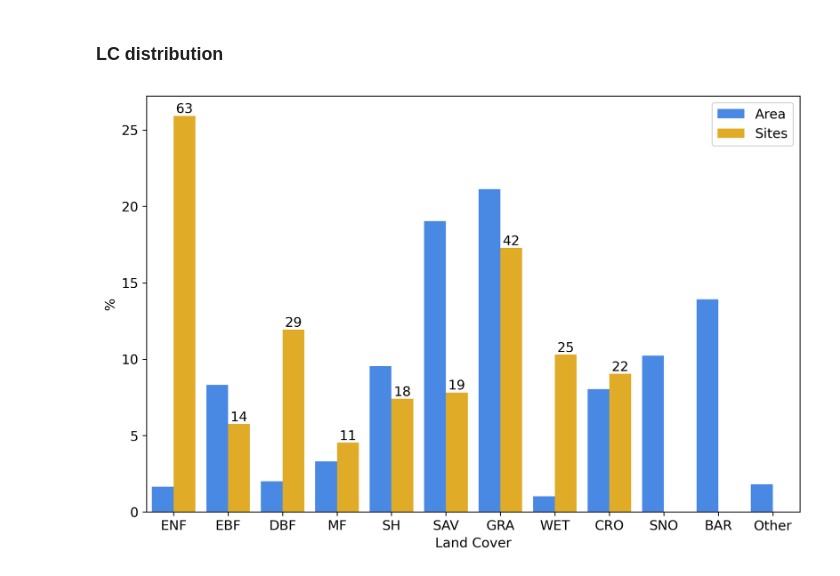
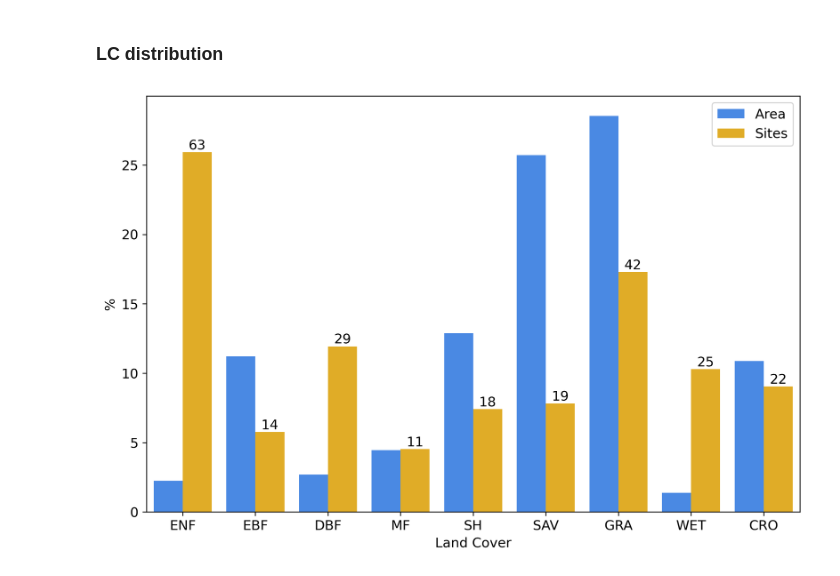
Before and after one commit to mxgbr/gpp_upscaling, a Jupyter notebook: 01_eda.ipynb, the cells around one changed output. Saved outputs shown, nothing was run; the diff lists cells and outputs as text; code cells hidden in the pictures.

```diff
--- a/01_eda.ipynb
+++ b/01_eda.ipynb
@@ -204,21 +206,21 @@ plt.savefig('analysis/eda/locations_map.pdf')
 # %%
 # LC distribution worldwide
 lc_area = {
-    'IGBP': ['ENF', 'EBF', 'DBF', 'MF', 'SH', 'SAV', 'GRA', 'WET', 'CRO', 'SNO', 'BAR', 'Other'],
-    'Area': [2411991, 12052970, 2898066, 4786627, 13841035, 27642838, 30682224, 1475918, 11685607, 14840052, 20226109, 2637722]
+    'IGBP': ['ENF', 'EBF', 'DBF', 'MF', 'SH', 'SAV', 'GRA', 'WET', 'CRO'], #, 'SNO', 'BAR', 'Other'
+    'Area': [2411991, 12052970, 2898066, 4786627, 13841035, 27642838, 30682224, 1475918, 11685607] #, 14840052, 20226109, 2637722
 }
 lc_area = pd.DataFrame(lc_area).set_index('IGBP')
 lc_area = pd.concat([lc_area, meta.groupby('IGBP')['LOCATION_LONG'].count()], axis=1)
 lc_area = lc_area.rename(columns={'LOCATION_LONG': 'Sites'})
 lc_area_perc = lc_area*100 / lc_area.sum(axis=0)
 lc_area_perc = lc_area_perc.stack().reset_index()
 lc_area_perc.columns = ['Land Cover', 'Type', '%']
 
 ax = sns.barplot(data=lc_area_perc, x='Land Cover', y='%', hue='Type')
 ax.bar_label(ax.containers[1], lc_area['Sites'].values.astype(int))
 
 plt.legend(loc='upper right', title='')
 plt.tight_layout()
 plt.savefig('analysis/eda/lc_distribution.pdf')
 # %% [output]
-[figure, old version]
+[figure, new version]
```
Also changed, not shown: parts of 1 cell of this notebook.
